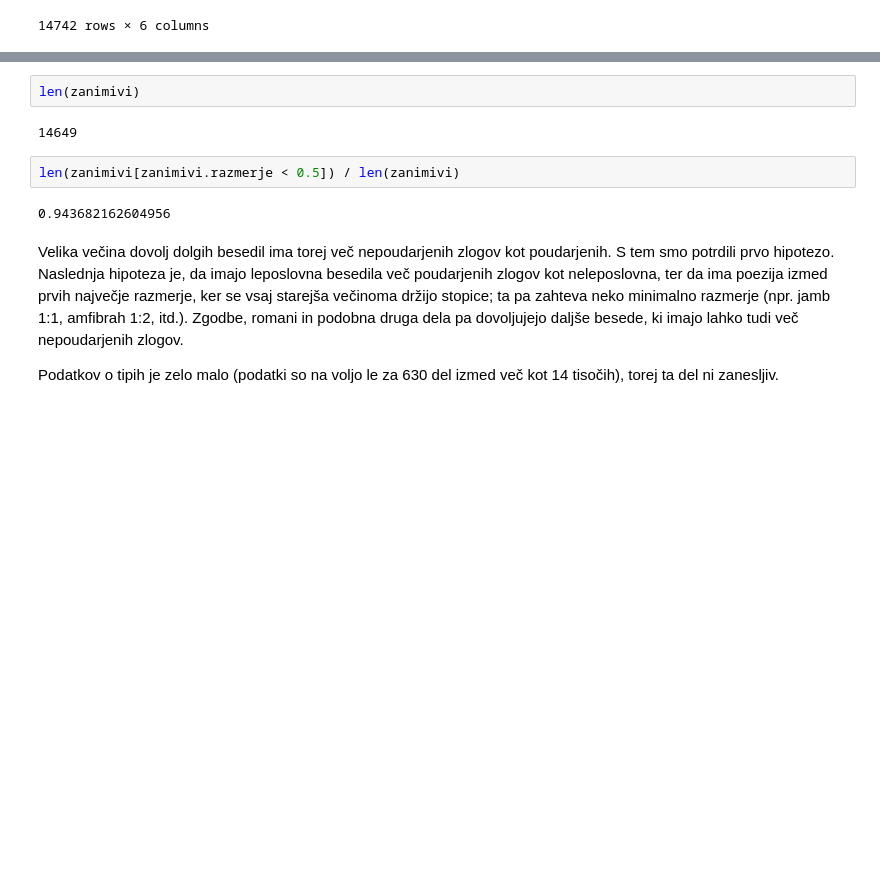
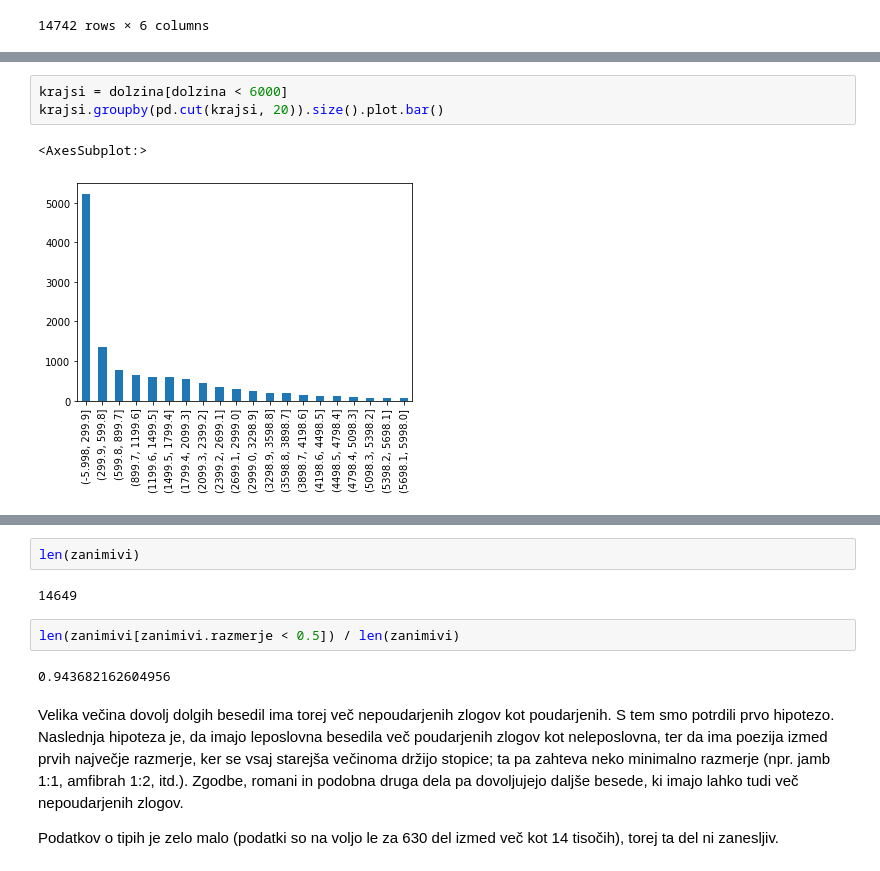
Before and after one commit to k3ap/prog1-projektna-naloga, a Jupyter notebook: analiza.ipynb, the cells around one changed output, grey strips where cells are left out. Cells and saved outputs as stored; diff of their text form; blank space fills up the shorter version.

```diff
--- a/analiza.ipynb
+++ b/analiza.ipynb
@@ -210,0 +226,6 @@ literarna_dela
+# %%
+krajsi = dolzina[dolzina < 6000]
+krajsi.groupby(pd.cut(krajsi, 20)).size().plot.bar()
+# %% [output]
+<AxesSubplot:>
+[figure, added]
```
Also changed, not shown: parts of 8 cells of this notebook.
